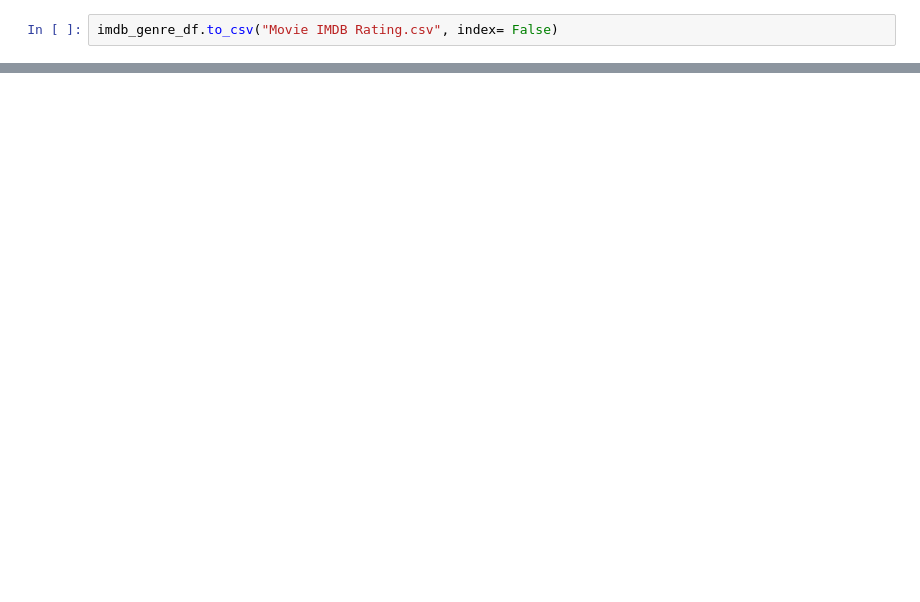
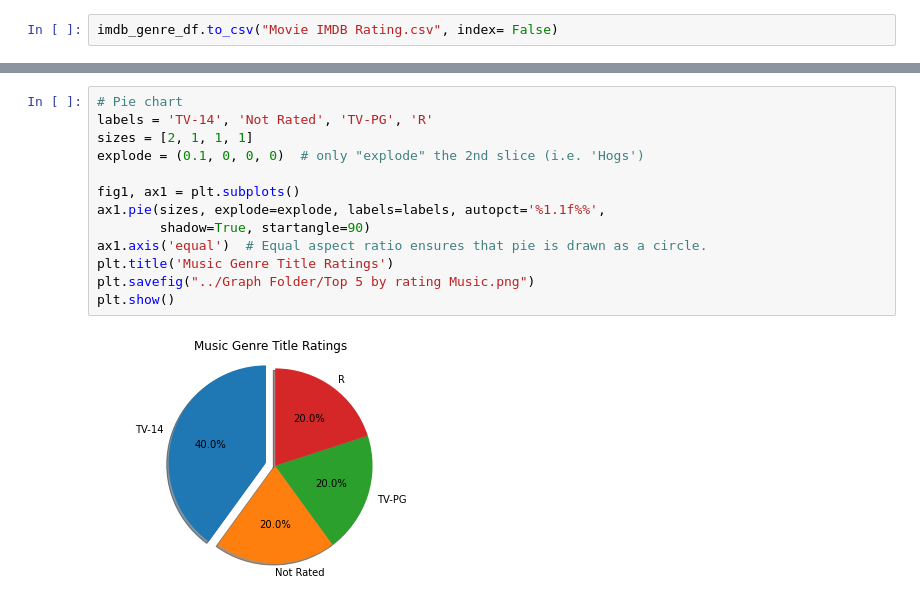
Before and after one commit to Joely0819/project1, a Jupyter notebook: Notebooks/Genre Sorting.ipynb, the cells around one changed output, grey strips where cells are left out. Cells and saved outputs as stored; diff of their text form; blank space fills up the shorter version.

```diff
--- a/Notebooks/Genre Sorting.ipynb
+++ b/Notebooks/Genre Sorting.ipynb
@@ -118,0 +154,15 @@ plt.show()
+# %%
+# Pie chart
+labels = 'TV-14', 'Not Rated', 'TV-PG', 'R'
+sizes = [2, 1, 1, 1]
+explode = (0.1, 0, 0, 0)  # only "explode" the 2nd slice (i.e. 'Hogs')
+
+fig1, ax1 = plt.subplots()
+ax1.pie(sizes, explode=explode, labels=labels, autopct='%1.1f%%',
+        shadow=True, startangle=90)
+ax1.axis('equal')  # Equal aspect ratio ensures that pie is drawn as a circle.
+plt.title('Music Genre Title Ratings')
+plt.savefig("../Graph Folder/Top 5 by rating Music.png")
+plt.show()
+# %% [output]
+[figure, added]
```
Also changed, not shown: parts of 39 cells of this notebook, 15 other files.
